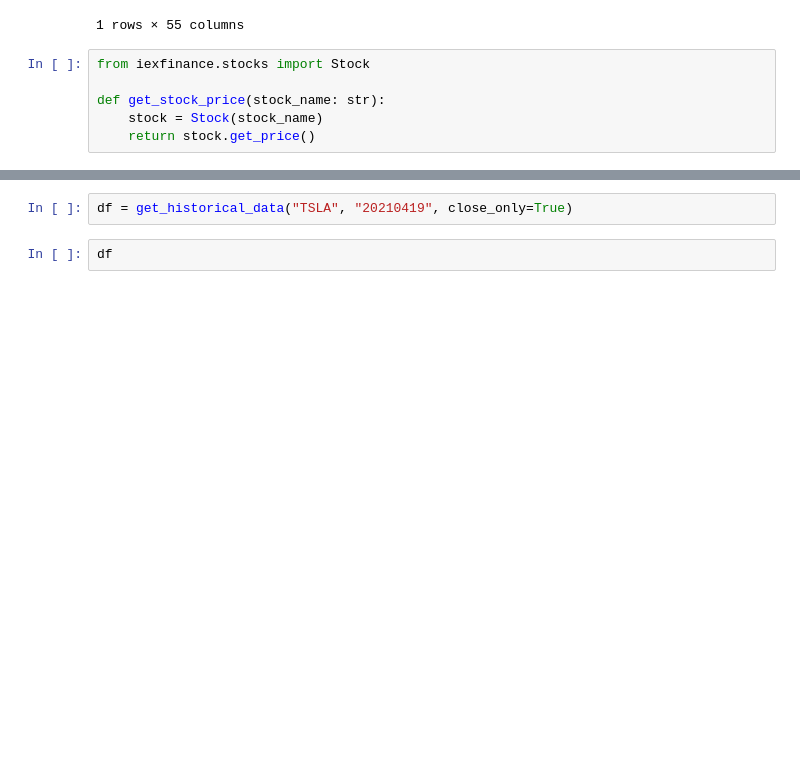
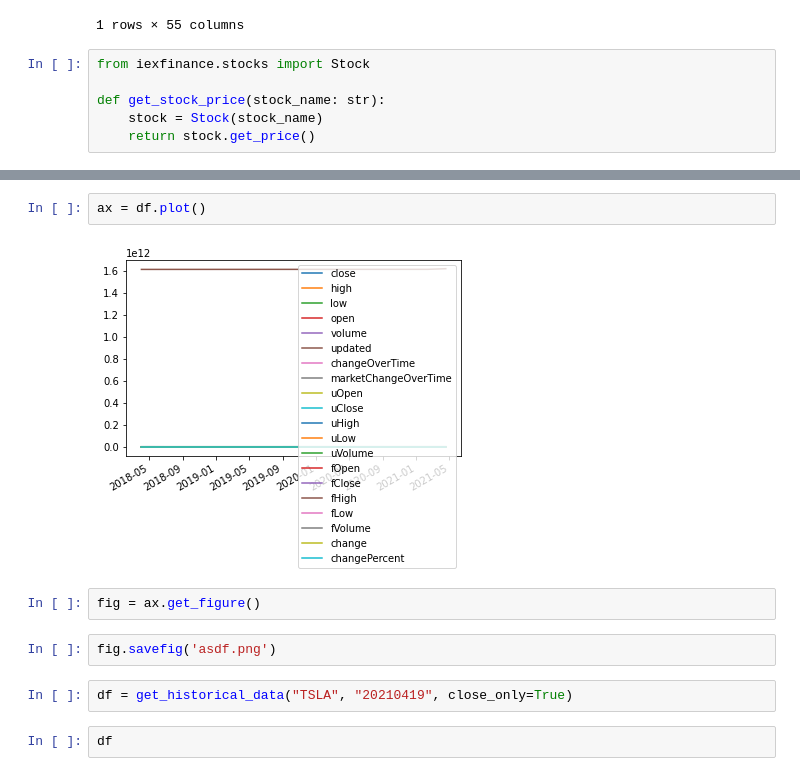
Before and after one commit to BatmKey/stockbot, a Jupyter notebook: iexfiance_bacis.ipynb, the cells around one changed output, grey strips where cells are left out. Saved outputs shown, nothing was run; the diff lists cells and outputs as text; blank space fills up the shorter version.

```diff
--- a/iexfiance_bacis.ipynb
+++ b/iexfiance_bacis.ipynb
@@ -44,3 +37,11 @@ df
+# %%
+ax = df.plot()
+# %% [output]
+[figure, added]
+# %%
+fig = ax.get_figure()
+# %%
+fig.savefig('asdf.png')
 # %%
 df = get_historical_data("TSLA", "20210419", close_only=True)
 # %%
```
Also changed, not shown: parts of 11 cells of this notebook, 19 other files.
